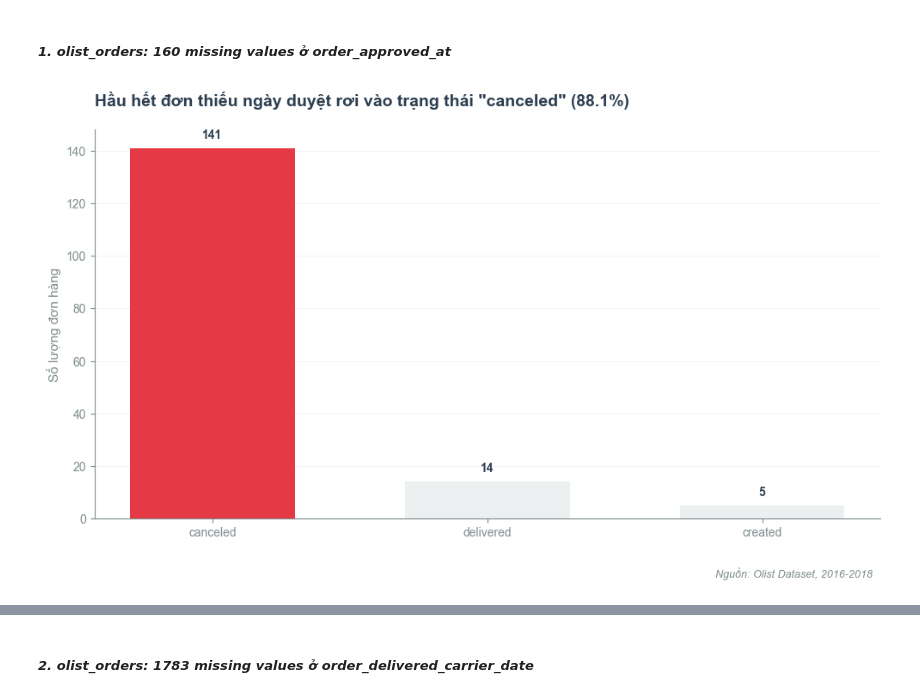
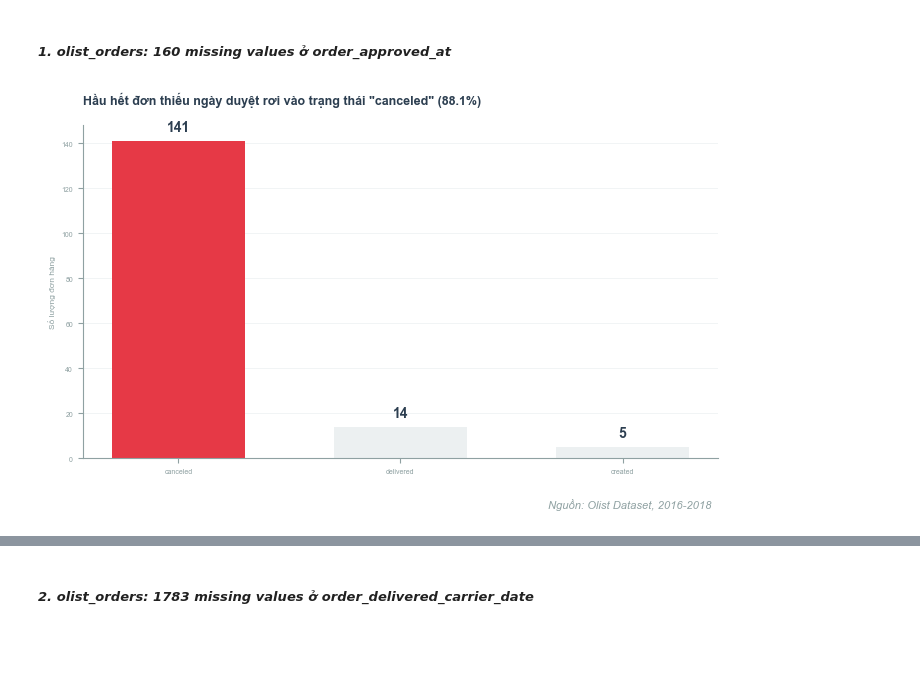
Before and after one commit to xuancuong1019/olist-customer-satisfaction-analysis, a Jupyter notebook: notebooks/01_sanity_check_cleaning.ipynb, the cells around one changed output, grey strips where cells are left out. Saved outputs shown, nothing was run; the diff lists cells and outputs as text; code cells hidden in the pictures; blank space fills up the shorter version.

```diff
--- a/notebooks/01_sanity_check_cleaning.ipynb
+++ b/notebooks/01_sanity_check_cleaning.ipynb
@@ -266,7 +266,7 @@ status_counts = missing_approved['order_status'].value_counts()
 # ==========================================
 # 2. VẼ BIỂU ĐỒ (BAR CHART THAY VÌ PIE CHART)
 # ==========================================
-fig, ax = plt.subplots(figsize=(10, 6))
+fig, ax = plt.subplots(figsize=(7, 4.5))
 
 # Gán màu neutral cho tất cả các cột (Rule 5)
 colors = [COLOR_NEUTRAL] * len(status_counts)
@@ -279,36 +279,36 @@ bars = ax.bar(status_counts.index, status_counts.values, color=colors, width=0.6
 
 # Thêm Data label trực tiếp trên từng cột (Rule 5)
 for bar in bars:
     yval = bar.get_height()
     if yval > 0:
         ax.text(bar.get_x() + bar.get_width()/2, yval + (status_counts.max() * 0.02),
                 f'{int(yval):,}', ha='center', va='bottom',
                 fontsize=10, color=COLOR_PRIMARY, fontweight='bold')
 
 # Tự động tính toán số liệu để viết Title dạng Insight (Rule 2)
 if not status_counts.empty:
     top_status = status_counts.index[0]
     top_pct = (status_counts.values[0] / status_counts.sum()) * 100
     insight_title = f'Hầu hết đơn thiếu ngày duyệt rơi vào trạng thái "{top_status}" ({top_pct:.1f}%)'
 else:
     insight_title = 'Không có đơn hàng nào bị thiếu ngày duyệt'
 
-ax.set_title(insight_title, fontsize=14, fontweight='bold', color=COLOR_PRIMARY, loc='left', pad=20)
+ax.set_title(insight_title, fontsize=9, fontweight='bold', color=COLOR_PRIMARY, loc='left', pad=15)
 
 # Tùy chỉnh trục và label (Rule 3 & Rule 5)
-ax.set_ylabel('Số lượng đơn hàng', color=COLOR_TEXT_GRAY, fontsize=11)
-ax.tick_params(axis='x', colors=COLOR_TEXT_GRAY, labelsize=10)
-ax.tick_params(axis='y', colors=COLOR_TEXT_GRAY, labelsize=10)
+ax.set_ylabel('Số lượng đơn hàng', color=COLOR_TEXT_GRAY, fontsize=6)
+ax.tick_params(axis='x', colors=COLOR_TEXT_GRAY, labelsize=5)
+ax.tick_params(axis='y', colors=COLOR_TEXT_GRAY, labelsize=5)
 
 # Giữ gridline ngang, bỏ gridline dọc (lưu ý: axis='y' trong matplotlib vẽ đường ngang)
 ax.grid(axis='y', color=COLOR_NEUTRAL, linestyle='-')
 ax.grid(axis='x', visible=False)
 
 # Ghi nguồn dữ liệu ở góc dưới phải (Rule 5)
 ax.text(0.99, -0.15, 'Nguồn: Olist Dataset, 2016-2018', transform=ax.transAxes,
-        ha='right', fontsize=9, color=COLOR_TEXT_GRAY, style='italic')
+        ha='right', fontsize=8, color=COLOR_TEXT_GRAY, style='italic')
 
 plt.tight_layout()
 plt.show()
 # %% [output]
-[figure, old version]
+[figure, new version]
```
Also changed, not shown: parts of 3 cells of this notebook.
